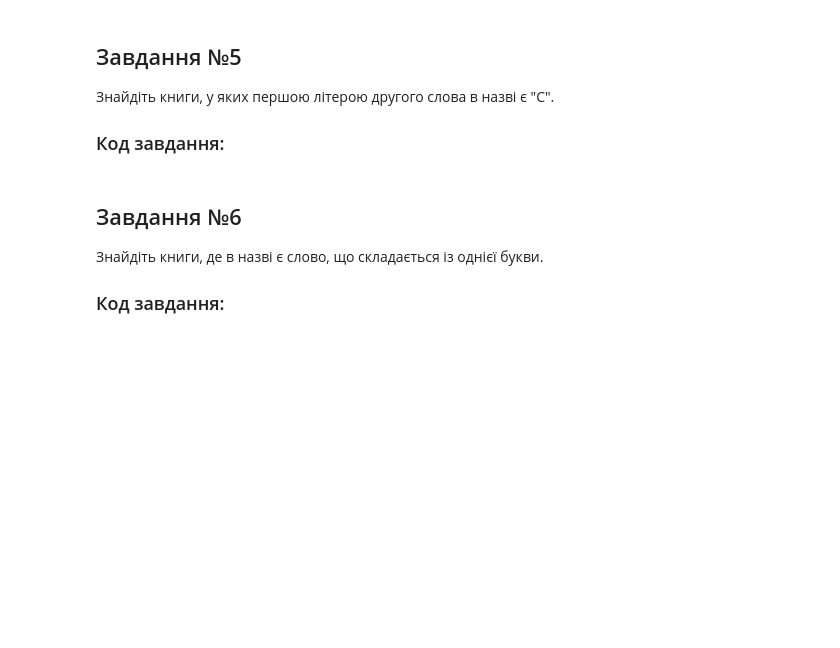
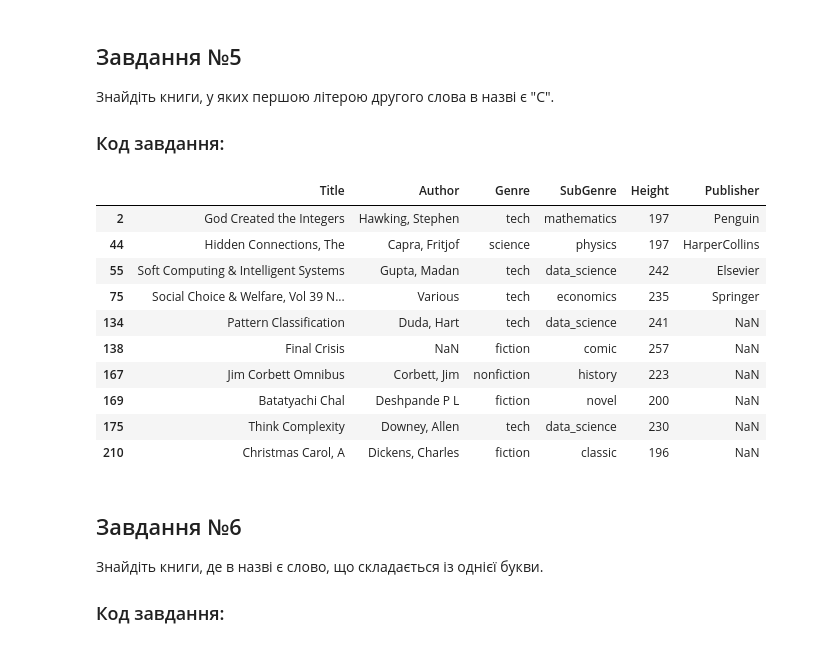
Before and after one commit to YuriiBoichuk/Python-Frameworks, a Jupyter notebook: L6/L6(FP).ipynb, the cells around one changed output. Drawn from its saved outputs; the diff is of its cells as text; code cells hidden in the pictures; blank space fills up the shorter version.

```diff
--- a/L6/L6(FP).ipynb
+++ b/L6/L6(FP).ipynb
@@ -42,6 +89,20 @@ books
 ## Завдання №5
 Знайдіть книги, у яких першою літерою другого слова в назві є "С".
 ### Код завдання:
+# %%
+books.loc[books['Title'].str.extract('^\w+ ([C])|$').dropna().index.values, 'Title':'Publisher']
+# %% [output]
+|  | Title | Author | Genre | SubGenre | Height | Publisher |
+| 2 | God Created the Integers | Hawking, Stephen | tech | mathematics | 197 | Penguin |
+| 44 | Hidden Connections, The | Capra, Fritjof | science | physics | 197 | HarperCollins |
+| 55 | Soft Computing & Intelligent Systems | Gupta, Madan | tech | data_science | 242 | Elsevier |
+| 75 | Social Choice & Welfare, Vol 39 N... | Various | tech | economics | 235 | Springer |
+| 134 | Pattern Classification | Duda, Hart | tech | data_science | 241 | NaN |
+| 138 | Final Crisis | NaN | fiction | comic | 257 | NaN |
+| 167 | Jim Corbett Omnibus | Corbett, Jim | nonfiction | history | 223 | NaN |
+| 169 | Batatyachi Chal | Deshpande P L | fiction | novel | 200 | NaN |
+| 175 | Think Complexity | Downey, Allen | tech | data_science | 230 | NaN |
+| 210 | Christmas Carol, A | Dickens, Charles | fiction | classic | 196 | NaN |
 # %% [markdown]
 ## Завдання №6
 Знайдіть книги, де в назві є слово, що складається із однієї букви.
```
Also changed, not shown: parts of 6 cells of this notebook, 1 other file.
